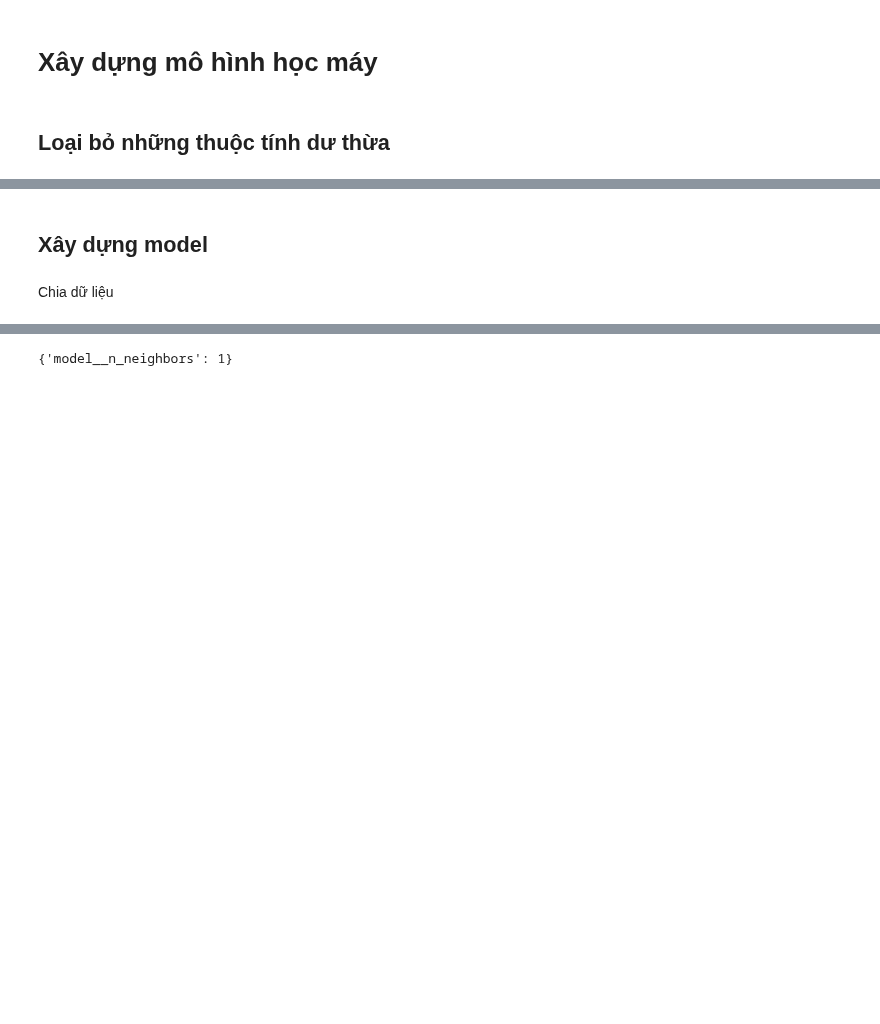
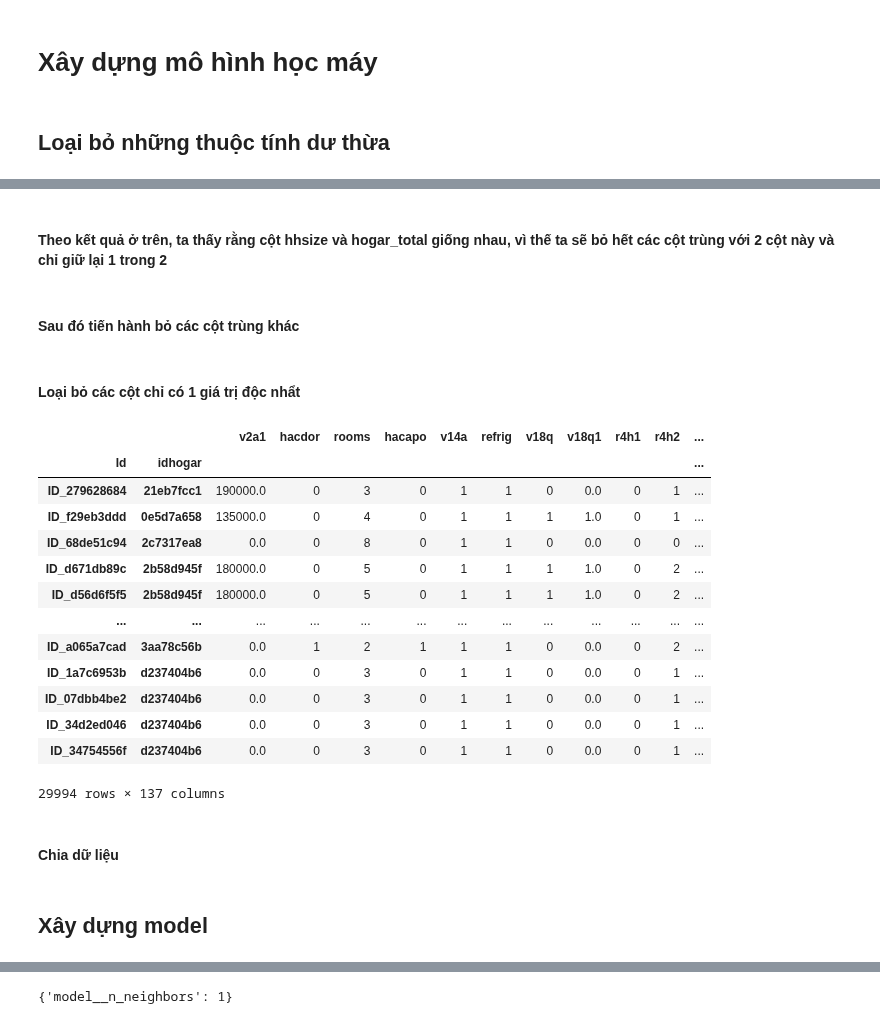
Before and after one commit to iam-Dylan/costa-rican-household, a Jupyter notebook: source/model.ipynb, the cells around one changed output, grey strips where cells are left out. Cells and saved outputs as stored; diff of their text form; code cells hidden in the pictures; blank space fills up the shorter version.

```diff
--- a/source/model.ipynb
+++ b/source/model.ipynb
@@ -134,4 +44,0 @@ There are 82 correlated columns to remove.
-# %%
-all_data = all_data.merge(ind_agg, on = 'idhogar', how = 'left')
-all_data.drop(columns=ind_bool+ind_ordered+to_drop, inplace=True)
-print('Number of features after dropping the individual level features', all_data.shape[1])
@@ -139,0 +45,2 @@ Number of features after dropping the individual level features 190
+# %%
+all_data.set_index(['Id', 'idhogar'], inplace=True)
@@ -139,0 +97,33 @@ Number of features after dropping the individual level features 190
+# %% [markdown]
+#### Theo kết quả ở trên, ta thấy rằng cột hhsize và hogar_total giống nhau, vì thế ta sẽ bỏ hết các cột trùng với 2 cột này và chỉ giữ lại 1 trong 2
+# %%
+all_data.drop(columns =['tamhog','hhsize'], inplace = True)
+# %% [markdown]
+#### Sau đó tiến hành bỏ các cột trùng khác
+# %%
+all_data.drop(columns =['tipovivi5','SQBage'], inplace = True)
+# %% [markdown]
+#### Loại bỏ các cột chỉ có 1 giá trị độc nhẩt
+# %%
+for column in all_data.columns:
+    if all_data[column].nunique() == 1:
+        all_data.drop(column, axis=1, inplace=True)
+
+all_data
+# %% [output]
+|  |  | v2a1 | hacdor | rooms | hacapo | v14a | refrig | v18q | v18q1 | r4h1 | r4h2 | ... |
+| Id | idhogar |  |  |  |  |  |  |  |  |  |  | ... |
+| ID_279628684 | 21eb7fcc1 | 190000.0 | 0 | 3 | 0 | 1 | 1 | 0 | 0.0 | 0 | 1 | ... |
+| ID_f29eb3ddd | 0e5d7a658 | 135000.0 | 0 | 4 | 0 | 1 | 1 | 1 | 1.0 | 0 | 1 | ... |
+| ID_68de51c94 | 2c7317ea8 | 0.0 | 0 | 8 | 0 | 1 | 1 | 0 | 0.0 | 0 | 0 | ... |
+| ID_d671db89c | 2b58d945f | 180000.0 | 0 | 5 | 0 | 1 | 1 | 1 | 1.0 | 0 | 2 | ... |
+| ID_d56d6f5f5 | 2b58d945f | 180000.0 | 0 | 5 | 0 | 1 | 1 | 1 | 1.0 | 0 | 2 | ... |
+| ... | ... | ... | ... | ... | ... | ... | ... | ... | ... | ... | ... | ... |
+| ID_a065a7cad | 3aa78c56b | 0.0 | 1 | 2 | 1 | 1 | 1 | 0 | 0.0 | 0 | 2 | ... |
+| ID_1a7c6953b | d237404b6 | 0.0 | 0 | 3 | 0 | 1 | 1 | 0 | 0.0 | 0 | 1 | ... |
+| ID_07dbb4be2 | d237404b6 | 0.0 | 0 | 3 | 0 | 1 | 1 | 0 | 0.0 | 0 | 1 | ... |
+| ID_34d2ed046 | d237404b6 | 0.0 | 0 | 3 | 0 | 1 | 1 | 0 | 0.0 | 0 | 1 | ... |
+| ID_34754556f | d237404b6 | 0.0 | 0 | 3 | 0 | 1 | 1 | 0 | 0.0 | 0 | 1 | ... |
+29994 rows × 137 columns
+# %% [markdown]
+#### Chia dữ liệu
@@ -140,4 +133,2 @@ Number of features after dropping the individual level features 190
 # %% [markdown]
 ## Xây dựng model
-# %% [markdown]
-Chia dữ liệu
```
Also changed, not shown: parts of 33 cells of this notebook.
